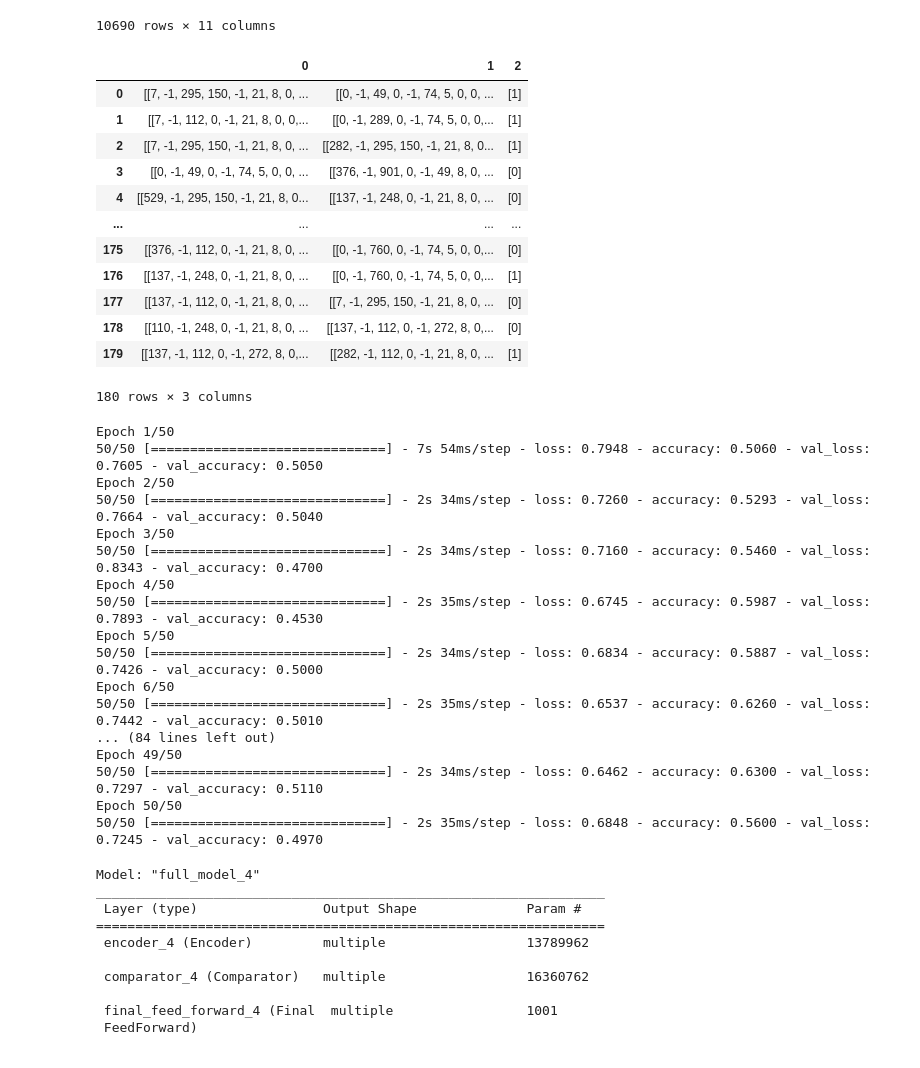
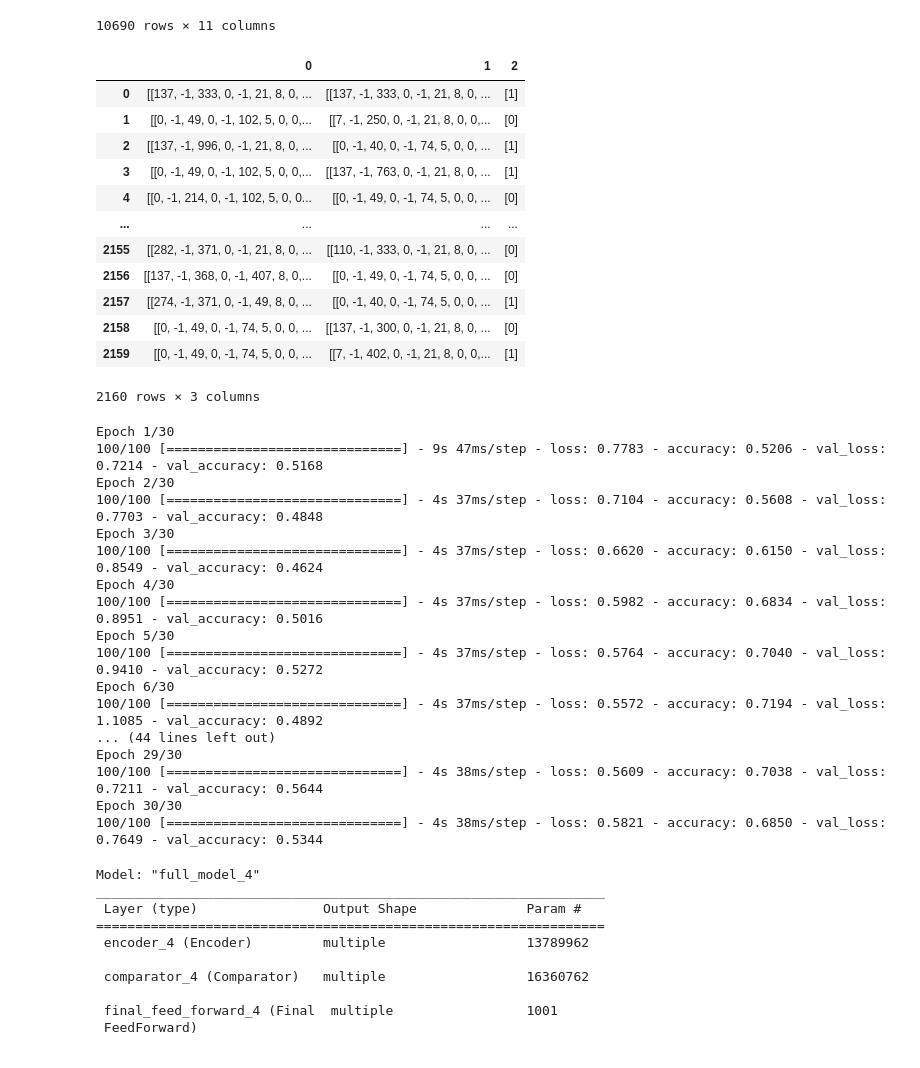
Before and after one commit to X99S5/Transformer_Based_Yugioh_Comparator_Model, a Jupyter notebook: Main.ipynb, the cells around one changed output. Drawn from its saved outputs; the diff is of its cells as text; code cells hidden in the pictures.

```diff
--- a/Main.ipynb
+++ b/Main.ipynb
@@ -186,21 +186,21 @@ Validation_Dataset = Dataset_Builder('Dataset/Validation_Deck_Lists.txt')
 #tokenizer.sequences_to_texts(np.array(y))
 #np.array(x).shape
 # %%
-pd.DataFrame(Validation_Dataset)
+pd.DataFrame(Training_Dataset)
 # %% [output]
 |  | 0 | 1 | 2 |
-| 0 | [[7, -1, 295, 150, -1, 21, 8, 0, ... | [[0, -1, 49, 0, -1, 74, 5, 0, 0, ... | [1] |
-| 1 | [[7, -1, 112, 0, -1, 21, 8, 0, 0,... | [[0, -1, 289, 0, -1, 74, 5, 0, 0,... | [1] |
-| 2 | [[7, -1, 295, 150, -1, 21, 8, 0, ... | [[282, -1, 295, 150, -1, 21, 8, 0... | [1] |
-| 3 | [[0, -1, 49, 0, -1, 74, 5, 0, 0, ... | [[376, -1, 901, 0, -1, 49, 8, 0, ... | [0] |
-| 4 | [[529, -1, 295, 150, -1, 21, 8, 0... | [[137, -1, 248, 0, -1, 21, 8, 0, ... | [0] |
+| 0 | [[137, -1, 333, 0, -1, 21, 8, 0, ... | [[137, -1, 333, 0, -1, 21, 8, 0, ... | [1] |
+| 1 | [[0, -1, 49, 0, -1, 102, 5, 0, 0,... | [[7, -1, 250, 0, -1, 21, 8, 0, 0,... | [0] |
+| 2 | [[137, -1, 996, 0, -1, 21, 8, 0, ... | [[0, -1, 40, 0, -1, 74, 5, 0, 0, ... | [1] |
+| 3 | [[0, -1, 49, 0, -1, 102, 5, 0, 0,... | [[137, -1, 763, 0, -1, 21, 8, 0, ... | [1] |
+| 4 | [[0, -1, 214, 0, -1, 102, 5, 0, 0... | [[0, -1, 49, 0, -1, 74, 5, 0, 0, ... | [0] |
 | ... | ... | ... | ... |
-| 175 | [[376, -1, 112, 0, -1, 21, 8, 0, ... | [[0, -1, 760, 0, -1, 74, 5, 0, 0,... | [0] |
-| 176 | [[137, -1, 248, 0, -1, 21, 8, 0, ... | [[0, -1, 760, 0, -1, 74, 5, 0, 0,... | [1] |
-| 177 | [[137, -1, 112, 0, -1, 21, 8, 0, ... | [[7, -1, 295, 150, -1, 21, 8, 0, ... | [0] |
-| 178 | [[110, -1, 248, 0, -1, 21, 8, 0, ... | [[137, -1, 112, 0, -1, 272, 8, 0,... | [0] |
-| 179 | [[137, -1, 112, 0, -1, 272, 8, 0,... | [[282, -1, 112, 0, -1, 21, 8, 0, ... | [1] |
+| 2155 | [[282, -1, 371, 0, -1, 21, 8, 0, ... | [[110, -1, 333, 0, -1, 21, 8, 0, ... | [0] |
+| 2156 | [[137, -1, 368, 0, -1, 407, 8, 0,... | [[0, -1, 49, 0, -1, 74, 5, 0, 0, ... | [0] |
+| 2157 | [[274, -1, 371, 0, -1, 49, 8, 0, ... | [[0, -1, 40, 0, -1, 74, 5, 0, 0, ... | [1] |
+| 2158 | [[0, -1, 49, 0, -1, 74, 5, 0, 0, ... | [[137, -1, 300, 0, -1, 21, 8, 0, ... | [0] |
+| 2159 | [[0, -1, 49, 0, -1, 74, 5, 0, 0, ... | [[7, -1, 402, 0, -1, 21, 8, 0, 0,... | [1] |
-180 rows × 3 columns
+2160 rows × 3 columns
 # %%
 def positional_encoding(length, depth):
   depth = depth/2
@@ -476,5 +499,5 @@ def Val_Gen():
 # %%
-Model = FullModel(200 , 5000 , 1000 , 0.1 , 2)
+Model = FullModel(200 , 5000 , 1000 , 0.2 , 2)
 
 learning_rate = CustomSchedule(d_model = 200)
 
@@ -487,27 +510,27 @@ Model.compile(
     optimizer=optimizer,
     metrics= 'accuracy' )
 
-history = Model.fit(Train_Gen() , epochs=50,
-                               validation_data = Val_Gen()  , steps_per_epoch=50 , batch_size=50 ,
+history = Model.fit(Train_Split_Gen() , epochs=30,
+                               validation_data = Val_Split_Gen()  , steps_per_epoch=100 , batch_size=50 ,
                                validation_steps=50 , validation_batch_size=50 )
 # %% [output]
-Epoch 1/50
-50/50 [==============================] - 7s 54ms/step - loss: 0.7948 - accuracy: 0.5060 - val_loss: 0.7605 - val_accuracy: 0.5050
-Epoch 2/50
-50/50 [==============================] - 2s 34ms/step - loss: 0.7260 - accuracy: 0.5293 - val_loss: 0.7664 - val_accuracy: 0.5040
-Epoch 3/50
-50/50 [==============================] - 2s 34ms/step - loss: 0.7160 - accuracy: 0.5460 - val_loss: 0.8343 - val_accuracy: 0.4700
-Epoch 4/50
-50/50 [==============================] - 2s 35ms/step - loss: 0.6745 - accuracy: 0.5987 - val_loss: 0.7893 - val_accuracy: 0.4530
-Epoch 5/50
-50/50 [==============================] - 2s 34ms/step - loss: 0.6834 - accuracy: 0.5887 - val_loss: 0.7426 - val_accuracy: 0.5000
-Epoch 6/50
-50/50 [==============================] - 2s 35ms/step - loss: 0.6537 - accuracy: 0.6260 - val_loss: 0.7442 - val_accuracy: 0.5010
-... (84 lines left out)
-Epoch 49/50
-50/50 [==============================] - 2s 34ms/step - loss: 0.6462 - accuracy: 0.6300 - val_loss: 0.7297 - val_accuracy: 0.5110
-Epoch 50/50
-50/50 [==============================] - 2s 35ms/step - loss: 0.6848 - accuracy: 0.5600 - val_loss: 0.7245 - val_accuracy: 0.4970
+Epoch 1/30
+100/100 [==============================] - 9s 47ms/step - loss: 0.7783 - accuracy: 0.5206 - val_loss: 0.7214 - val_accuracy: 0.5168
+Epoch 2/30
+100/100 [==============================] - 4s 37ms/step - loss: 0.7104 - accuracy: 0.5608 - val_loss: 0.7703 - val_accuracy: 0.4848
+Epoch 3/30
+100/100 [==============================] - 4s 37ms/step - loss: 0.6620 - accuracy: 0.6150 - val_loss: 0.8549 - val_accuracy: 0.4624
+Epoch 4/30
+100/100 [==============================] - 4s 37ms/step - loss: 0.5982 - accuracy: 0.6834 - val_loss: 0.8951 - val_accuracy: 0.5016
+Epoch 5/30
+100/100 [==============================] - 4s 37ms/step - loss: 0.5764 - accuracy: 0.7040 - val_loss: 0.9410 - val_accuracy: 0.5272
+Epoch 6/30
+100/100 [==============================] - 4s 37ms/step - loss: 0.5572 - accuracy: 0.7194 - val_loss: 1.1085 - val_accuracy: 0.4892
+... (44 lines left out)
+Epoch 29/30
+100/100 [==============================] - 4s 38ms/step - loss: 0.5609 - accuracy: 0.7038 - val_loss: 0.7211 - val_accuracy: 0.5644
+Epoch 30/30
+100/100 [==============================] - 4s 38ms/step - loss: 0.5821 - accuracy: 0.6850 - val_loss: 0.7649 - val_accuracy: 0.5344
 # %%
 Model.summary()
 # %% [output]
```
Also changed, not shown: parts of 1 cell of this notebook.
